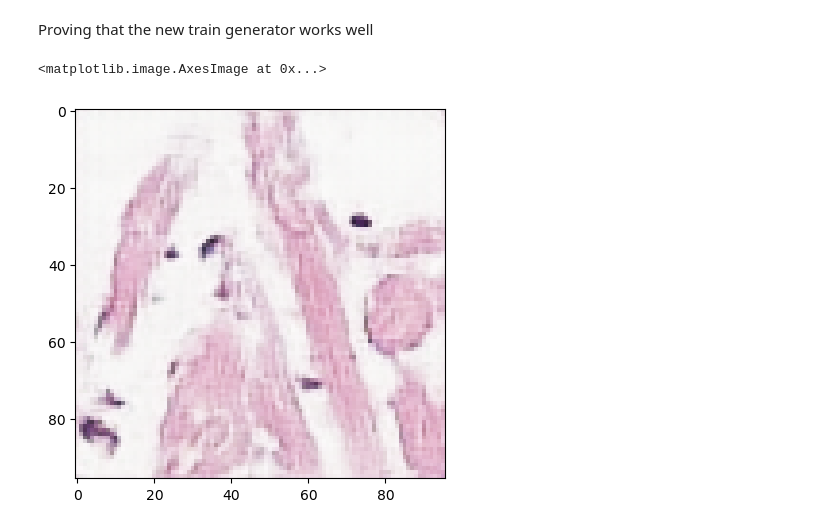
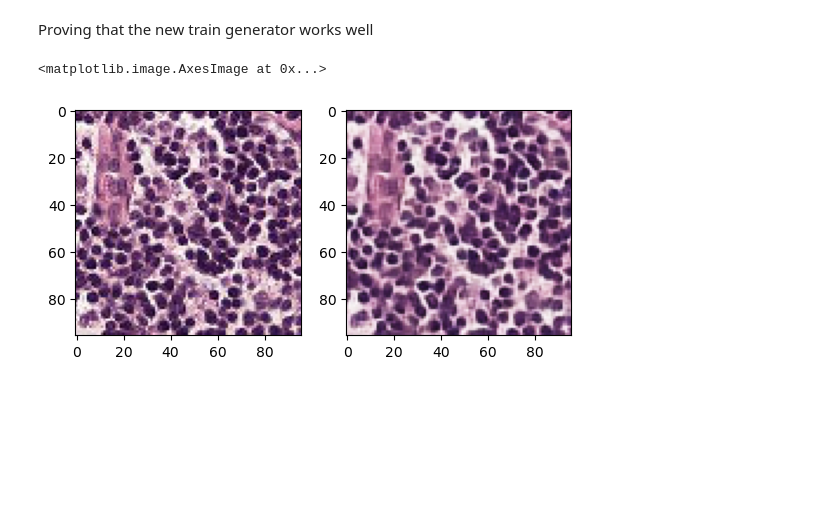
Before and after one commit to Undefined1234/8p361-project-imaging_gr2, a Jupyter notebook: code/main_project.ipynb, the cells around one changed output. Drawn from its saved outputs; the diff is of its cells as text; code cells hidden in the pictures; blank space fills up the shorter version.

```diff
--- a/code/main_project.ipynb
+++ b/code/main_project.ipynb
@@ -213,8 +214,11 @@ ax[1].imshow(image_predicted[0])
 # %% [markdown]
 <p> Proving that the new train generator works well </p>
-# %%
-image = 16
-plt.imshow(train_gen_fake[0][0][image])
-# %% [output]
-<matplotlib.image.AxesImage at 0x...>
-[figure, removed]
+# %%
+image = 30
+batch = 43
+fig, ax = plt.subplots(1,2)
+ax[0].imshow(train_gen[batch][0][image])
+ax[1].imshow(train_gen_fake[batch][0][image])
+# %% [output]
+<matplotlib.image.AxesImage at 0x...>
+[figure, added]
```
Also changed, not shown: parts of 2 cells of this notebook.
